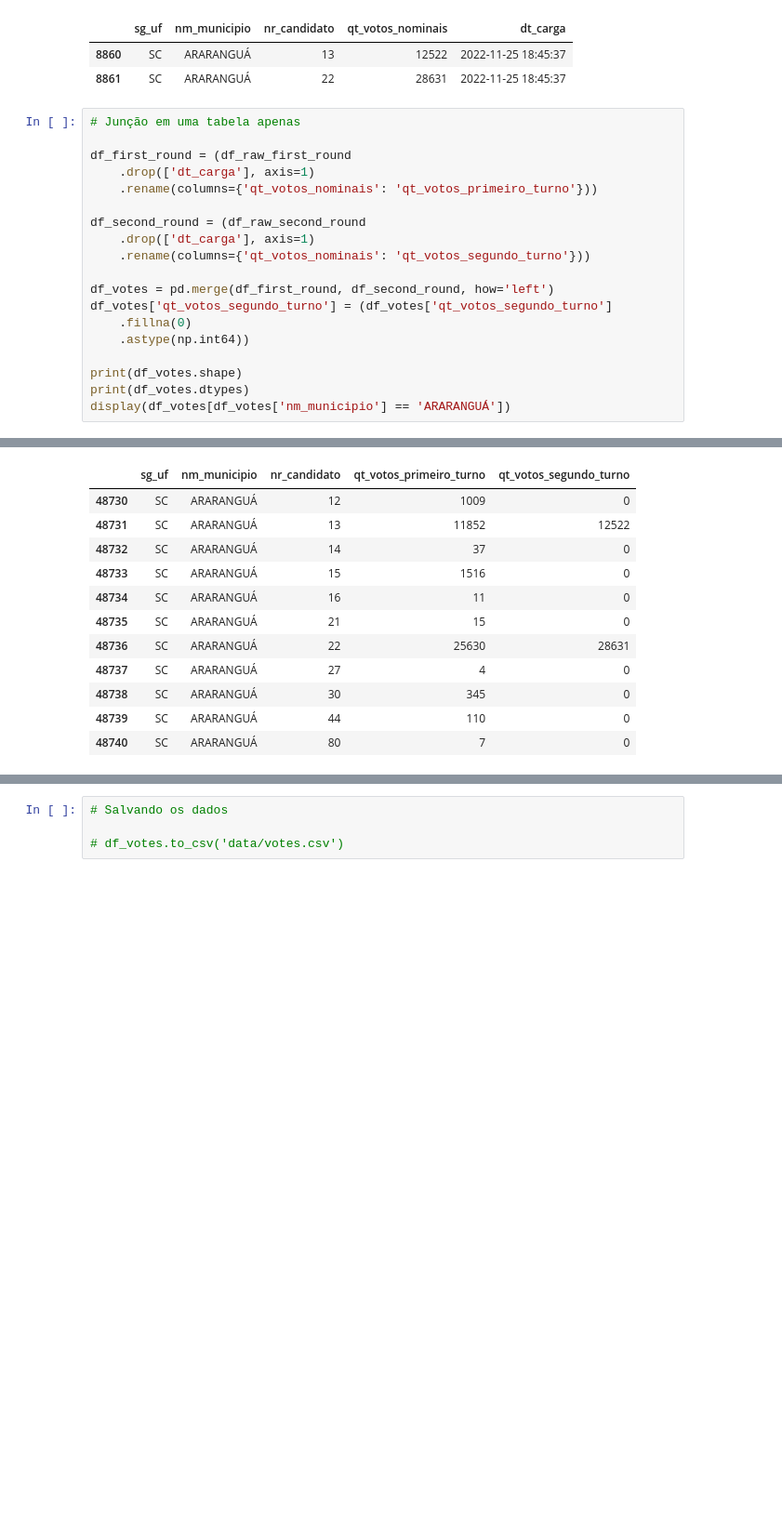
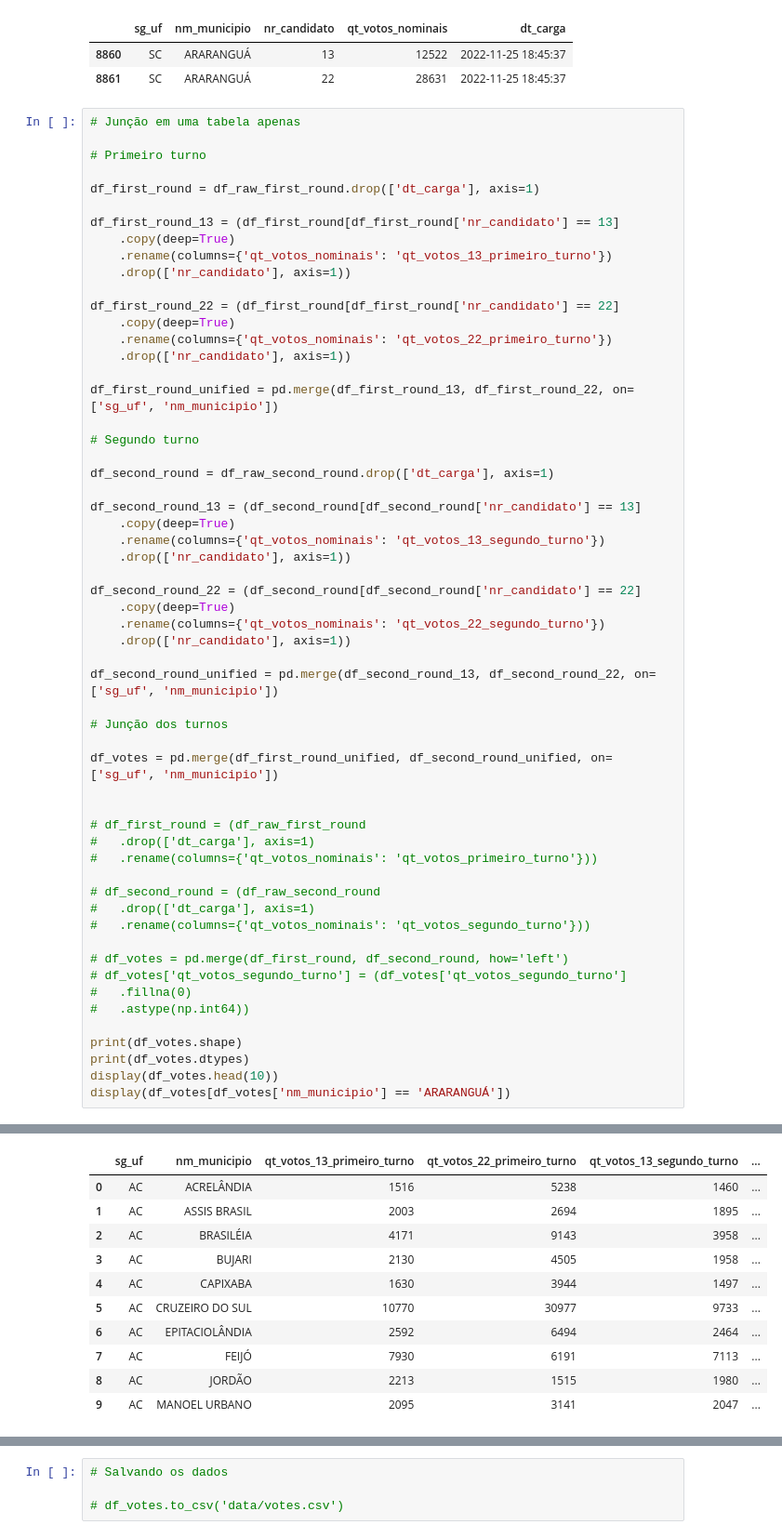
Before and after one commit to felipe-bonato/ciencia-de-dados-eleicoes, a Jupyter notebook: main.ipynb, the cells around one changed output, grey strips where cells are left out. Shown at 93% size. Saved outputs shown, nothing was run; the diff lists cells and outputs as text; blank space fills up the shorter version.

```diff
--- a/main.ipynb
+++ b/main.ipynb
@@ -54,20 +55,58 @@ dtype: object
 # %%
 # Junção em uma tabela apenas
 
-df_first_round = (df_raw_first_round
-	.drop(['dt_carga'], axis=1)
-	.rename(columns={'qt_votos_nominais': 'qt_votos_primeiro_turno'}))
+# Primeiro turno
 
-df_second_round = (df_raw_second_round
-	.drop(['dt_carga'], axis=1)
-	.rename(columns={'qt_votos_nominais': 'qt_votos_segundo_turno'}))
+df_first_round = df_raw_first_round.drop(['dt_carga'], axis=1)
 
-df_votes = pd.merge(df_first_round, df_second_round, how='left')
-df_votes['qt_votos_segundo_turno'] = (df_votes['qt_votos_segundo_turno']
-	.fillna(0)
-	.astype(np.int64))
+df_first_round_13 = (df_first_round[df_first_round['nr_candidato'] == 13]
+	.copy(deep=True)
+	.rename(columns={'qt_votos_nominais': 'qt_votos_13_primeiro_turno'})
+	.drop(['nr_candidato'], axis=1))
+
+df_first_round_22 = (df_first_round[df_first_round['nr_candidato'] == 22]
+	.copy(deep=True)
+	.rename(columns={'qt_votos_nominais': 'qt_votos_22_primeiro_turno'})
+	.drop(['nr_candidato'], axis=1))
+
+df_first_round_unified = pd.merge(df_first_round_13, df_first_round_22, on=['sg_uf', 'nm_municipio'])
+
+# Segundo turno
+
+df_second_round = df_raw_second_round.drop(['dt_carga'], axis=1)
+
+df_second_round_13 = (df_second_round[df_second_round['nr_candidato'] == 13]
+	.copy(deep=True)
+	.rename(columns={'qt_votos_nominais': 'qt_votos_13_segundo_turno'})
+	.drop(['nr_candidato'], axis=1))
+
+df_second_round_22 = (df_second_round[df_second_round['nr_candidato'] == 22]
+	.copy(deep=True)
+	.rename(columns={'qt_votos_nominais': 'qt_votos_22_segundo_turno'})
+	.drop(['nr_candidato'], axis=1))
+
+df_second_round_unified = pd.merge(df_second_round_13, df_second_round_22, on=['sg_uf', 'nm_municipio'])
+
+# Junção dos turnos
+
+df_votes = pd.merge(df_first_round_unified, df_second_round_unified, on=['sg_uf', 'nm_municipio'])
+
+
+# df_first_round = (df_raw_first_round
+# 	.drop(['dt_carga'], axis=1)
+# 	.rename(columns={'qt_votos_nominais': 'qt_votos_primeiro_turno'}))
+
+# df_second_round = (df_raw_second_round
+# 	.drop(['dt_carga'], axis=1)
+# 	.rename(columns={'qt_votos_nominais': 'qt_votos_segundo_turno'}))
+
+# df_votes = pd.merge(df_first_round, df_second_round, how='left')
+# df_votes['qt_votos_segundo_turno'] = (df_votes['qt_votos_segundo_turno']
+# 	.fillna(0)
+# 	.astype(np.int64))
 
 print(df_votes.shape)
 print(df_votes.dtypes)
+display(df_votes.head(10))
 display(df_votes[df_votes['nm_municipio'] == 'ARARANGUÁ'])
 # %% [output]
@@ -80,13 +120,12 @@ qt_votos_segundo_turno      int64
 dtype: object
-|  | sg_uf | nm_municipio | nr_candidato | qt_votos_primeiro_turno | qt_votos_segundo_turno |
-| 48730 | SC | ARARANGUÁ | 12 | 1009 | 0 |
-| 48731 | SC | ARARANGUÁ | 13 | 11852 | 12522 |
-| 48732 | SC | ARARANGUÁ | 14 | 37 | 0 |
-| 48733 | SC | ARARANGUÁ | 15 | 1516 | 0 |
-| 48734 | SC | ARARANGUÁ | 16 | 11 | 0 |
-| 48735 | SC | ARARANGUÁ | 21 | 15 | 0 |
-| 48736 | SC | ARARANGUÁ | 22 | 25630 | 28631 |
-| 48737 | SC | ARARANGUÁ | 27 | 4 | 0 |
-| 48738 | SC | ARARANGUÁ | 30 | 345 | 0 |
-| 48739 | SC | ARARANGUÁ | 44 | 110 | 0 |
-| 48740 | SC | ARARANGUÁ | 80 | 7 | 0 |
+|  | sg_uf | nm_municipio | qt_votos_13_primeiro_turno | qt_votos_22_primeiro_turno | qt_votos_13_segundo_turno | ... |
+| 0 | AC | ACRELÂNDIA | 1516 | 5238 | 1460 | ... |
+| 1 | AC | ASSIS BRASIL | 2003 | 2694 | 1895 | ... |
+| 2 | AC | BRASILÉIA | 4171 | 9143 | 3958 | ... |
+| 3 | AC | BUJARI | 2130 | 4505 | 1958 | ... |
+| 4 | AC | CAPIXABA | 1630 | 3944 | 1497 | ... |
+| 5 | AC | CRUZEIRO DO SUL | 10770 | 30977 | 9733 | ... |
+| 6 | AC | EPITACIOLÂNDIA | 2592 | 6494 | 2464 | ... |
+| 7 | AC | FEIJÓ | 7930 | 6191 | 7113 | ... |
+| 8 | AC | JORDÃO | 2213 | 1515 | 1980 | ... |
+| 9 | AC | MANOEL URBANO | 2095 | 3141 | 2047 | ... |
```
Also changed, not shown: parts of 14 cells of this notebook, 2 other files.
